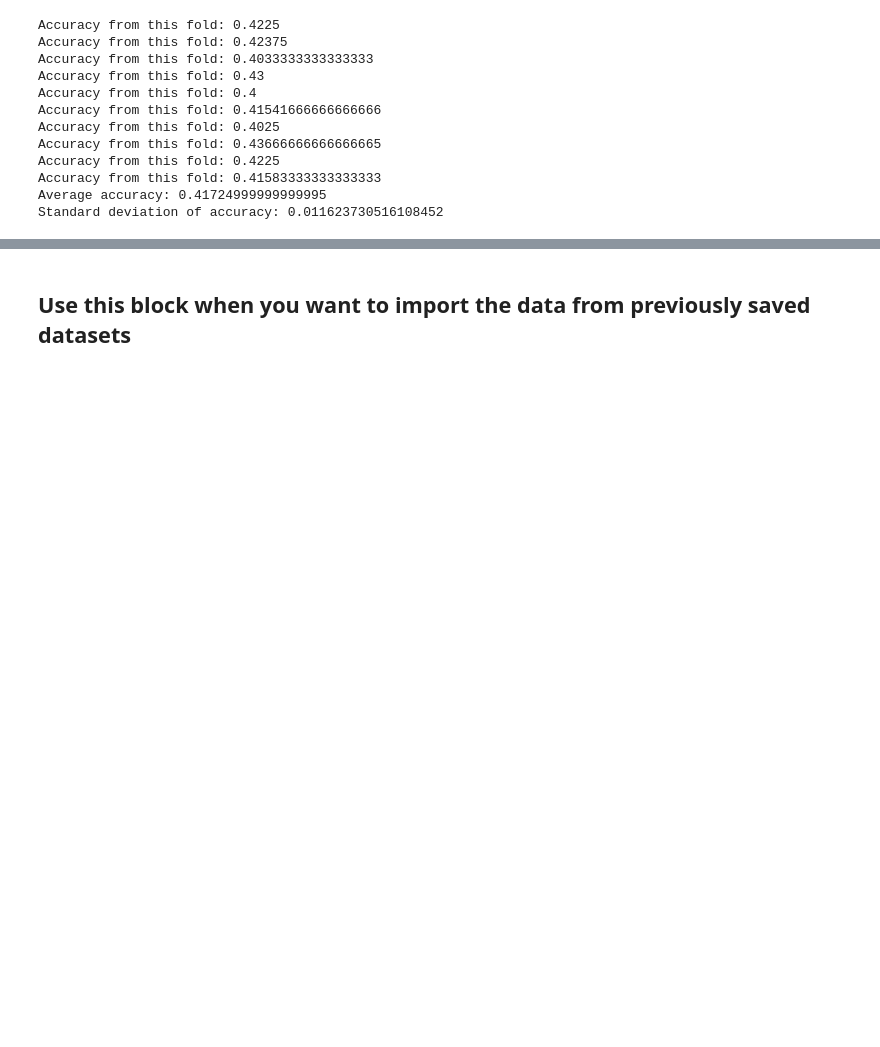
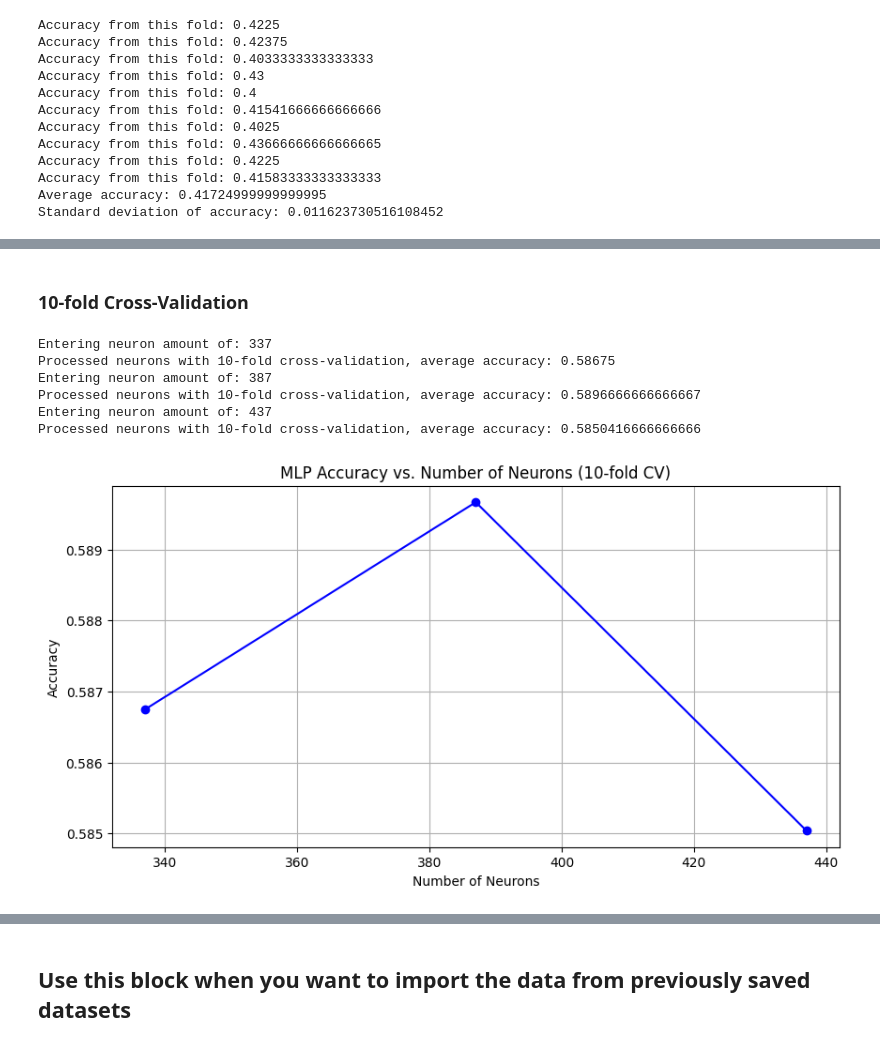
Before and after one commit to dantasl/machine-learning-dimap, a Jupyter notebook: machine-learning-dimap.ipynb, the cells around one changed output, grey strips where cells are left out. Saved outputs shown, nothing was run; the diff lists cells and outputs as text; code cells hidden in the pictures; blank space fills up the shorter version.

```diff
--- a/machine-learning-dimap.ipynb
+++ b/machine-learning-dimap.ipynb
@@ -519,0 +639,46 @@ Standard deviation of accuracy: 0.011623730516108452
+# %% [markdown]
+### 10-fold Cross-Validation
+# %%
+from sklearn.neural_network import MLPClassifier
+from sklearn.metrics import accuracy_score
+from sklearn.model_selection import KFold
+import matplotlib.pyplot as plt
+
+# Define the KFold cross-validator
+kf = KFold(n_splits=10, shuffle=True, random_state=42)
+
+# Calculate the neurons configuration, based on requirements provided by the professor
+a_value = 387 # 768 attributes and 6 classes (sentiments)
+neurons = [a_value - 50, a_value, a_value + 50]
+accuracies = []
+
+# Perform 10-fold CV for each neuron that I'm evaluating
+for neuron in neurons:
+    print("Entering neuron amount of:", neuron)
+    local_accuracy_average = []
+    for train_index, test_index in kf.split(sentiments_features):
+        sentiments_train, sentiments_test = sentiments_features[train_index], sentiments_features[test_index]
+        labels_train, labels_test = labels[train_index], labels[test_index]
+        mlp = MLPClassifier(hidden_layer_sizes=(neuron,), max_iter=300, activation='relu', solver='adam', random_state=42)
+        mlp.fit(sentiments_train, labels_train)
+        labels_predict = mlp.predict(sentiments_test)
+        local_accuracy_average.append(accuracy_score(labels_test, labels_predict))
+    print("Processed neurons with 10-fold cross-validation, average accuracy:", np.mean(local_accuracy_average))
+    accuracies.append(np.mean(local_accuracy_average))
+
+# Plotting
+plt.figure(figsize=(10, 5))
+plt.plot(neurons, accuracies, marker='o', linestyle='-', color='b')
+plt.title('MLP Accuracy vs. Number of Neurons (10-fold CV)')
+plt.xlabel('Number of Neurons')
+plt.ylabel('Accuracy')
+plt.grid(True)
+plt.show()
+# %% [output]
+Entering neuron amount of: 337
+Processed neurons with 10-fold cross-validation, average accuracy: 0.58675
+Entering neuron amount of: 387
+Processed neurons with 10-fold cross-validation, average accuracy: 0.5896666666666667
+Entering neuron amount of: 437
+Processed neurons with 10-fold cross-validation, average accuracy: 0.5850416666666666
+[figure, added]
```
Also changed, not shown: parts of 14 cells of this notebook.
